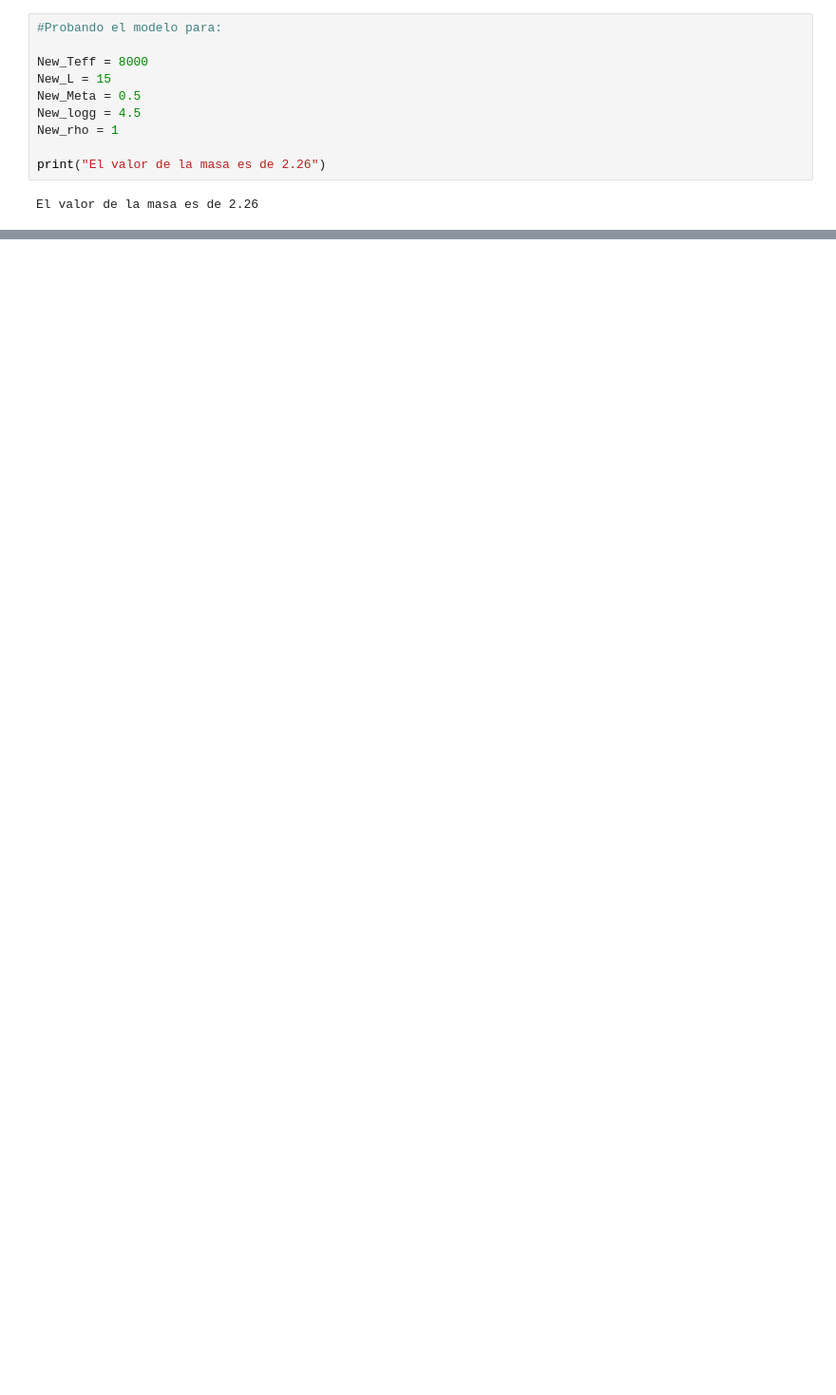
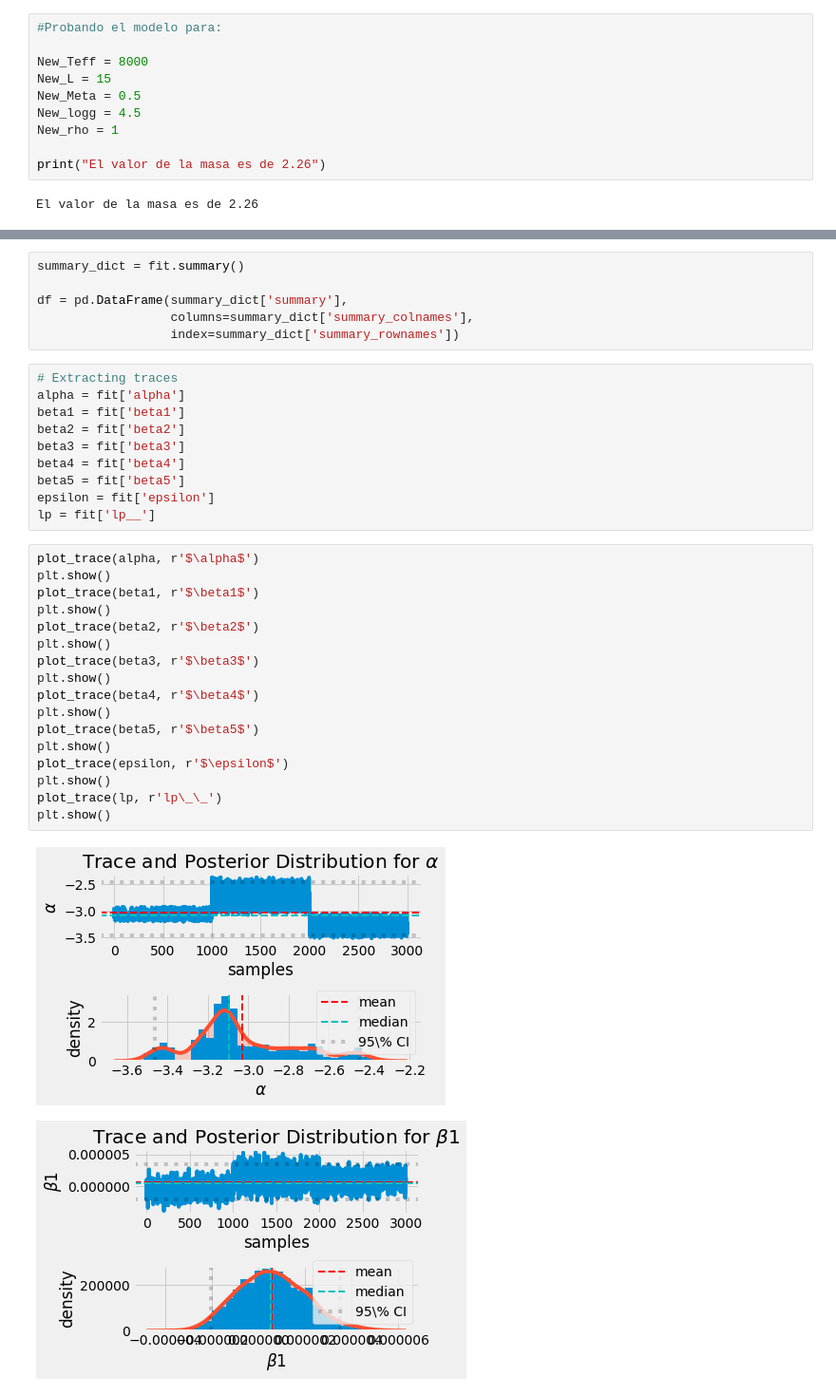
Before and after one commit to fmezacr/STELLAR, a Jupyter notebook: FASE_2/DATA/Datos Estelares.ipynb, the cells around one changed output, grey strips where cells are left out. Shown at 95% size. Cells and saved outputs as stored; diff of their text form; blank space fills up the shorter version.

```diff
--- a/FASE_2/DATA/Datos Estelares.ipynb
+++ b/FASE_2/DATA/Datos Estelares.ipynb
@@ -914,0 +978,36 @@ El valor de la masa es de 2.26
+# %%
+summary_dict = fit.summary()
+
+df = pd.DataFrame(summary_dict['summary'],
+                  columns=summary_dict['summary_colnames'],
+                  index=summary_dict['summary_rownames'])
+# %%
+# Extracting traces
+alpha = fit['alpha']
+beta1 = fit['beta1']
+beta2 = fit['beta2']
+beta3 = fit['beta3']
+beta4 = fit['beta4']
+beta5 = fit['beta5']
+epsilon = fit['epsilon']
+lp = fit['lp__']
+# %%
+plot_trace(alpha, r'$\alpha$')
+plt.show()
+plot_trace(beta1, r'$\beta1$')
+plt.show()
+plot_trace(beta2, r'$\beta2$')
+plt.show()
+plot_trace(beta3, r'$\beta3$')
+plt.show()
+plot_trace(beta4, r'$\beta4$')
+plt.show()
+plot_trace(beta5, r'$\beta5$')
+plt.show()
+plot_trace(epsilon, r'$\epsilon$')
+plt.show()
+plot_trace(lp, r'lp\_\_')
+plt.show()
+# %% [output]
+[figure, added]
+[figure, added]
```
Also changed, not shown: parts of 15 cells of this notebook.
